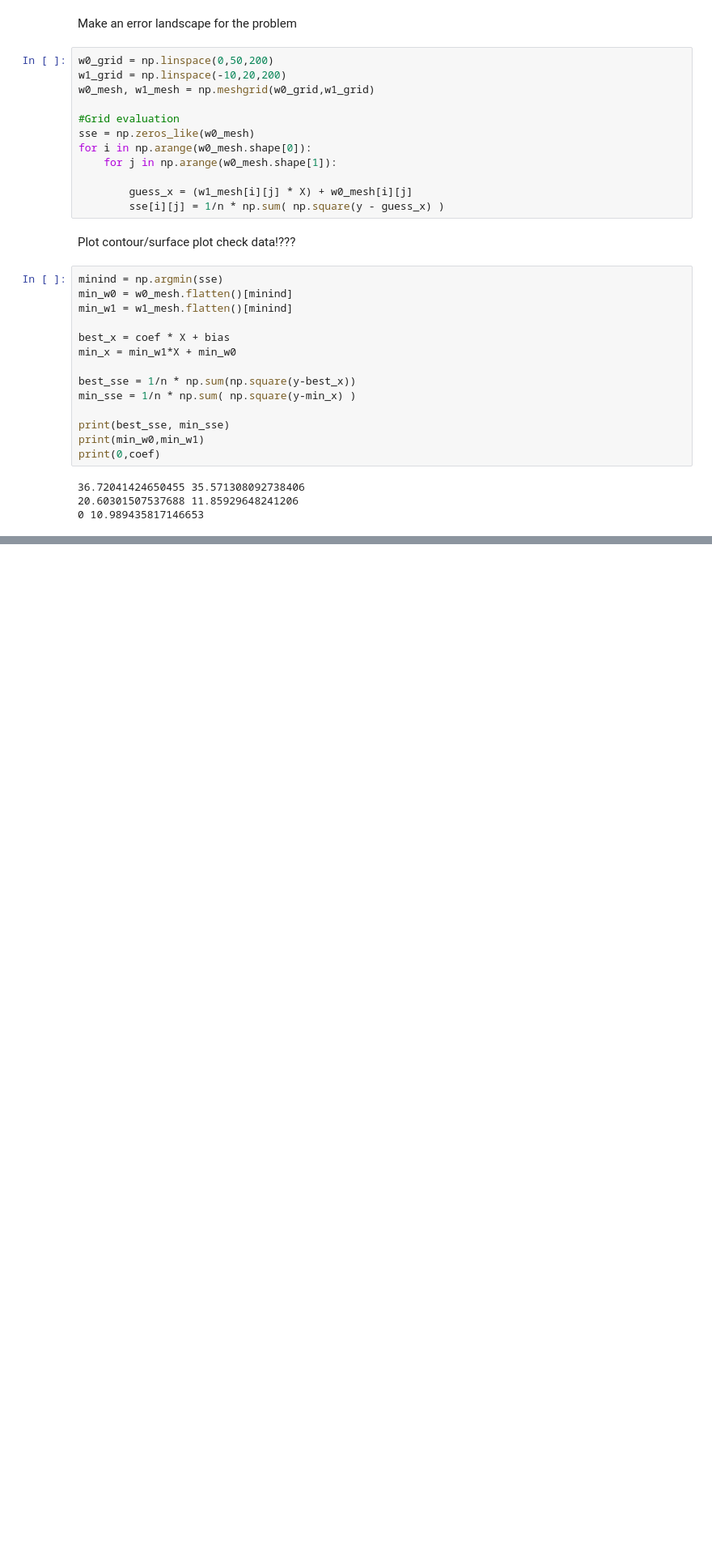
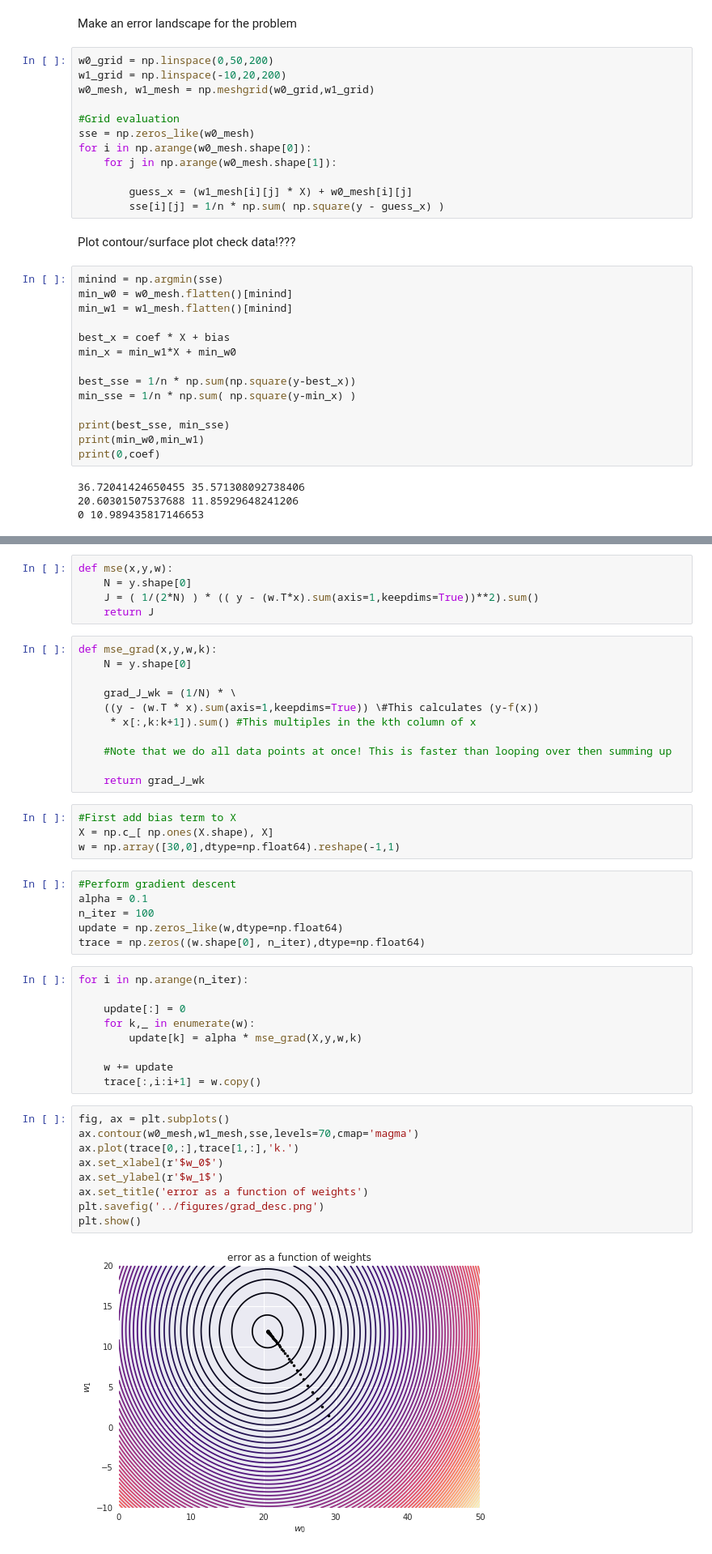
Before and after one commit to jerdra/scwg_intro_to_ml_theory, a Jupyter notebook: notebooks/linear_regression_data.ipynb, the cells around one changed output, grey strips where cells are left out. Shown at 81% size. Saved outputs shown, nothing was run; the diff lists cells and outputs as text; blank space fills up the shorter version.

Commit message:
finish gradient descent implementation and make figure

```diff
--- a/notebooks/linear_regression_data.ipynb
+++ b/notebooks/linear_regression_data.ipynb
@@ -259,0 +274,46 @@ ax.set_xlim(ax1.get_xlim())
+# %%
+def mse(x,y,w):
+    N = y.shape[0]
+    J = ( 1/(2*N) ) * (( y - (w.T*x).sum(axis=1,keepdims=True))**2).sum()
+    return J
+# %%
+def mse_grad(x,y,w,k):
+    N = y.shape[0]
+
+    grad_J_wk = (1/N) * \
+    ((y - (w.T * x).sum(axis=1,keepdims=True)) \#This calculates (y-f(x))
+     * x[:,k:k+1]).sum() #This multiples in the kth column of x
+
+    #Note that we do all data points at once! This is faster than looping over then summing up
+
+    return grad_J_wk
+# %%
+#First add bias term to X
+X = np.c_[ np.ones(X.shape), X]
+w = np.array([30,0],dtype=np.float64).reshape(-1,1)
+# %%
+#Perform gradient descent
+alpha = 0.1
+n_iter = 100
+update = np.zeros_like(w,dtype=np.float64)
+trace = np.zeros((w.shape[0], n_iter),dtype=np.float64)
+# %%
+for i in np.arange(n_iter):
+
+    update[:] = 0
+    for k,_ in enumerate(w):
+        update[k] = alpha * mse_grad(X,y,w,k)
+
+    w += update
+    trace[:,i:i+1] = w.copy()
+# %%
+fig, ax = plt.subplots()
+ax.contour(w0_mesh,w1_mesh,sse,levels=70,cmap='magma')
+ax.plot(trace[0,:],trace[1,:],'k.')
+ax.set_xlabel(r'$w_0$')
+ax.set_ylabel(r'$w_1$')
+ax.set_title('error as a function of weights')
+plt.savefig('../figures/grad_desc.png')
+plt.show()
+# %% [output]
+[figure, added]
```
Also changed, not shown: parts of 11 cells of this notebook, 1 other file.
